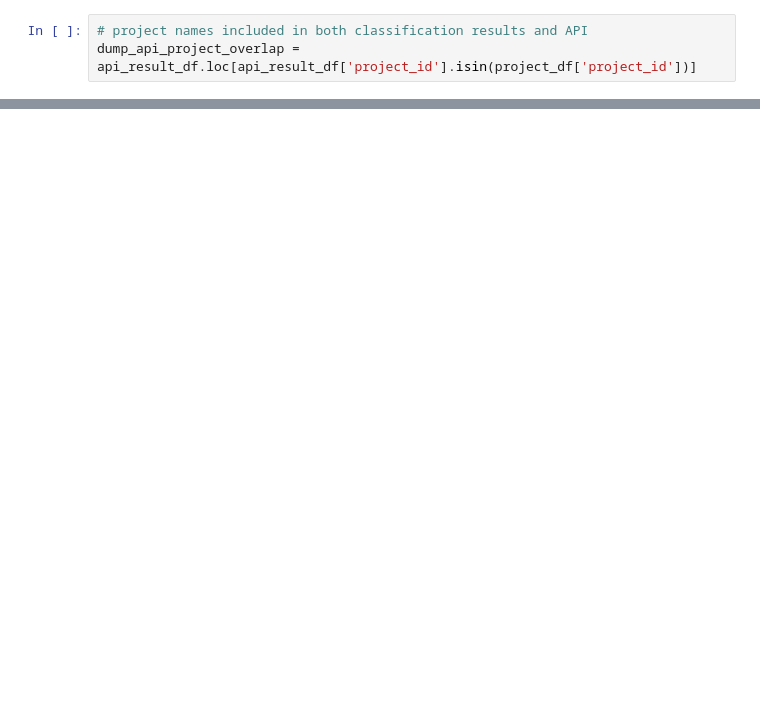
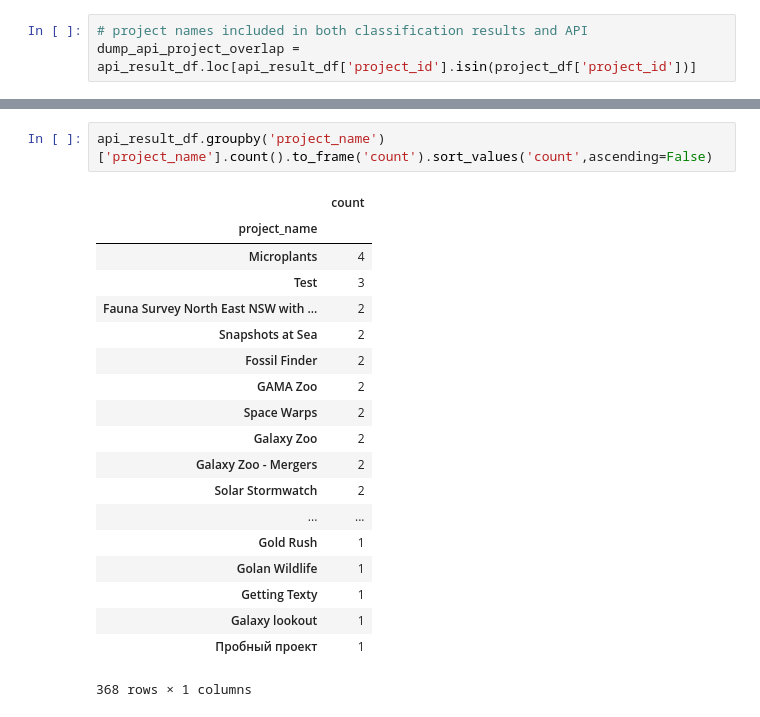
Before and after one commit to jmaddock/zooniverse, a Jupyter notebook: src/notebooks/compare_projects_and_api_overlap.ipynb, the cells around one changed output, grey strips where cells are left out. Saved outputs shown, nothing was run; the diff lists cells and outputs as text; blank space fills up the shorter version.

```diff
--- a/src/notebooks/compare_projects_and_api_overlap.ipynb
+++ b/src/notebooks/compare_projects_and_api_overlap.ipynb
@@ -107,0 +138,22 @@ len(api_result_df)
+# %%
+api_result_df.groupby('project_name')['project_name'].count().to_frame('count').sort_values('count',ascending=False)
+# %% [output]
+|  | count |
+| project_name |  |
+| Microplants | 4 |
+| Test | 3 |
+| Fauna Survey North East NSW with ... | 2 |
+| Snapshots at Sea | 2 |
+| Fossil Finder | 2 |
+| GAMA Zoo | 2 |
+| Space Warps | 2 |
+| Galaxy Zoo | 2 |
+| Galaxy Zoo - Mergers | 2 |
+| Solar Stormwatch | 2 |
+| ... | ... |
+| Gold Rush | 1 |
+| Golan Wildlife | 1 |
+| Getting Texty | 1 |
+| Galaxy lookout | 1 |
+| Пробный проект | 1 |
+368 rows × 1 columns
```
Also changed, not shown: parts of 12 cells of this notebook, 3 other files.
